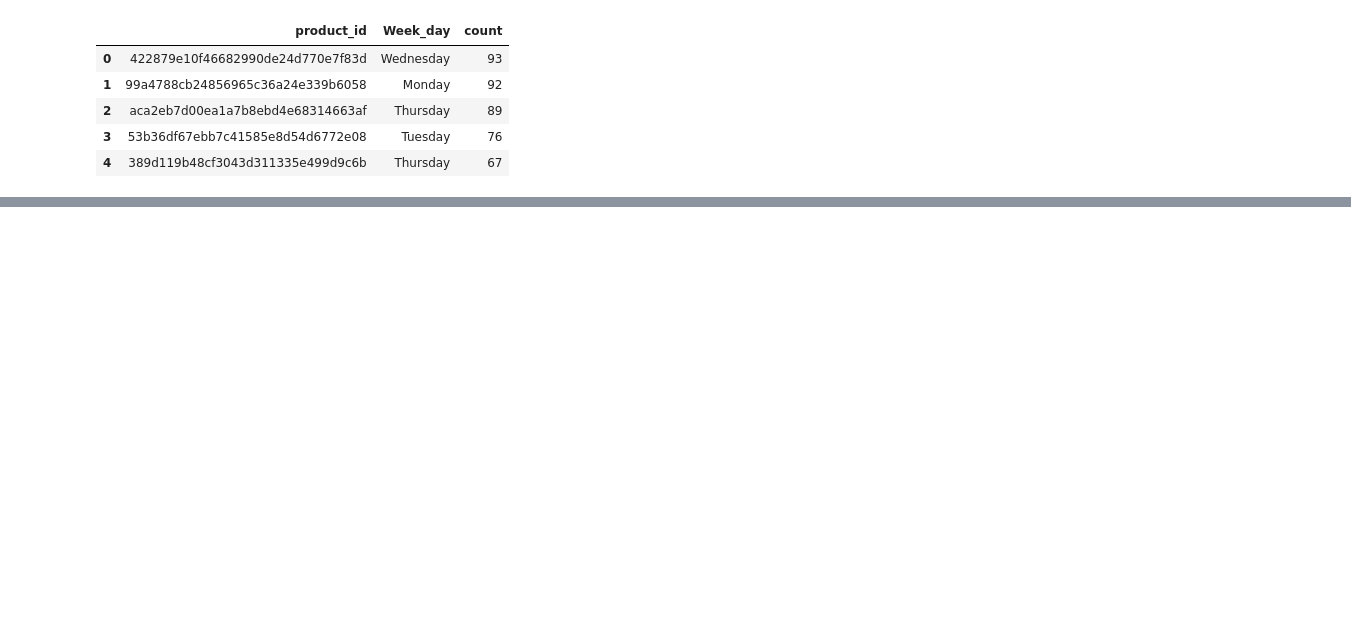
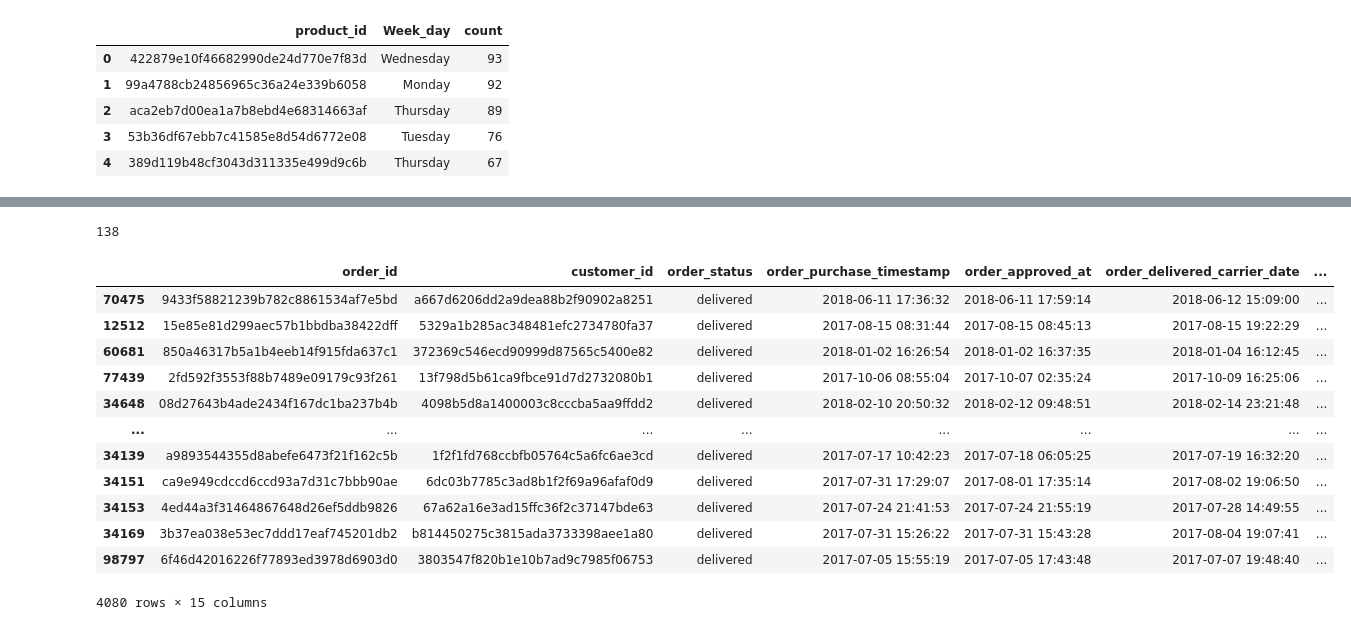
Before and after one commit to letssin/Carpov_Courses, a Jupyter notebook: 1st_project/my_first_project_notebook.ipynb, the cells around one changed output, grey strips where cells are left out. Drawn from its saved outputs; the diff is of its cells as text; code cells hidden in the pictures; blank space fills up the shorter version.

```diff
--- a/1st_project/my_first_project_notebook.ipynb
+++ b/1st_project/my_first_project_notebook.ipynb
@@ -358,0 +441,20 @@ most_freq_week_day.head()
+# %%
+orders_w_cust.query("First_order_date >= '2017-07' and First_order_date <= '2017-07'").is_active.sum()
+# %% [output]
+138
+# %%
+orders_w_cust.query("First_order_date >= '2017-07' and First_order_date <= '2017-07'").sort_values('is_active', ascending = False)
+# %% [output]
+|  | order_id | customer_id | order_status | order_purchase_timestamp | order_approved_at | order_delivered_carrier_date | ... |
+| 70475 | 9433f58821239b782c8861534af7e5bd | a667d6206dd2a9dea88b2f90902a8251 | delivered | 2018-06-11 17:36:32 | 2018-06-11 17:59:14 | 2018-06-12 15:09:00 | ... |
+| 12512 | 15e85e81d299aec57b1bbdba38422dff | 5329a1b285ac348481efc2734780fa37 | delivered | 2017-08-15 08:31:44 | 2017-08-15 08:45:13 | 2017-08-15 19:22:29 | ... |
+| 60681 | 850a46317b5a1b4eeb14f915fda637c1 | 372369c546ecd90999d87565c5400e82 | delivered | 2018-01-02 16:26:54 | 2018-01-02 16:37:35 | 2018-01-04 16:12:45 | ... |
+| 77439 | 2fd592f3553f88b7489e09179c93f261 | 13f798d5b61ca9fbce91d7d2732080b1 | delivered | 2017-10-06 08:55:04 | 2017-10-07 02:35:24 | 2017-10-09 16:25:06 | ... |
+| 34648 | 08d27643b4ade2434f167dc1ba237b4b | 4098b5d8a1400003c8cccba5aa9ffdd2 | delivered | 2018-02-10 20:50:32 | 2018-02-12 09:48:51 | 2018-02-14 23:21:48 | ... |
+| ... | ... | ... | ... | ... | ... | ... | ... |
+| 34139 | a9893544355d8abefe6473f21f162c5b | 1f2f1fd768ccbfb05764c5a6fc6ae3cd | delivered | 2017-07-17 10:42:23 | 2017-07-18 06:05:25 | 2017-07-19 16:32:20 | ... |
+| 34151 | ca9e949cdccd6ccd93a7d31c7bbb90ae | 6dc03b7785c3ad8b1f2f69a96afaf0d9 | delivered | 2017-07-31 17:29:07 | 2017-08-01 17:35:14 | 2017-08-02 19:06:50 | ... |
+| 34153 | 4ed44a3f31464867648d26ef5ddb9826 | 67a62a16e3ad15ffc36f2c37147bde63 | delivered | 2017-07-24 21:41:53 | 2017-07-24 21:55:19 | 2017-07-28 14:49:55 | ... |
+| 34169 | 3b37ea038e53ec7ddd17eaf745201db2 | b814450275c3815ada3733398aee1a80 | delivered | 2017-07-31 15:26:22 | 2017-07-31 15:43:28 | 2017-08-04 19:07:41 | ... |
+| 98797 | 6f46d42016226f77893ed3978d6903d0 | 3803547f820b1e10b7ad9c7985f06753 | delivered | 2017-07-05 15:55:19 | 2017-07-05 17:43:48 | 2017-07-07 19:48:40 | ... |
+4080 rows × 15 columns
```
Also changed, not shown: parts of 22 cells of this notebook, 1 other file.
